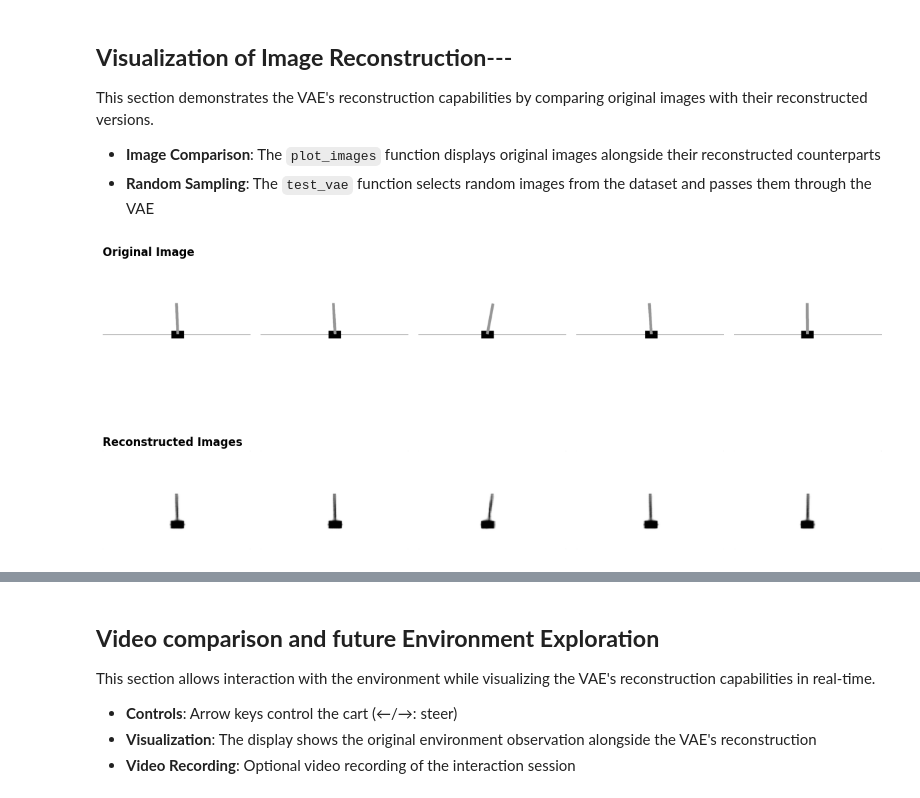
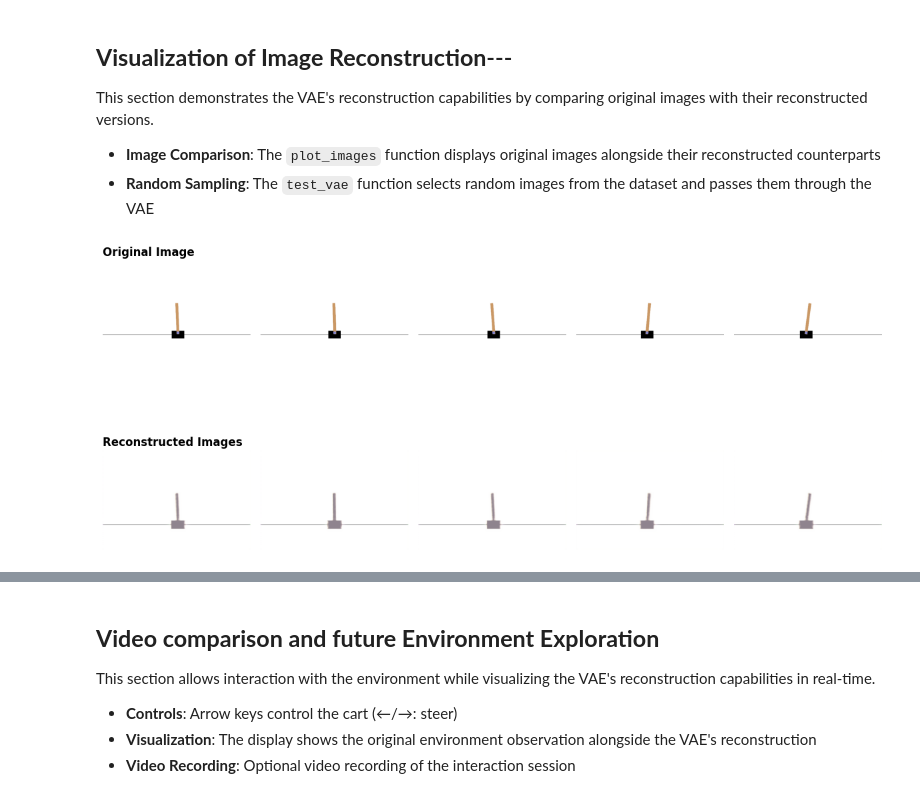
Before and after one commit to viniandrs/jepa_cart_pole, a Jupyter notebook: notebooks/2-vision_vae.ipynb, the cells around one changed output, grey strips where cells are left out. Drawn from its saved outputs; the diff is of its cells as text; code cells hidden in the pictures.

Commit message:
Refactor
* Start implementing config file for model hyperparams

* Add VAE diagnosis

* New VAE model after diagnosis, improved notebook structure

* Adjustments to notebook 3

```diff
--- a/notebooks/2-vision_vae.ipynb
+++ b/notebooks/2-vision_vae.ipynb
@@ -157,10 +74,7 @@ from tqdm import tqdm
 import os
 
 def train_vae(model, train_loader, optimizer, num_epochs=10, file_name='vae', folder='checkpoints'):
-
-    device = torch.device('cuda' if torch.cuda.is_available() else 'cpu')
-
-    model.to(device)
+    model.to(DEVICE)
     model.train()
 
     os.makedirs(folder, exist_ok=True)
@@ -171,7 +85,7 @@ def train_vae(model, train_loader, optimizer, num_epochs=10, file_name='vae', fo
 
         with tqdm(train_loader, desc=f'Epoch {epoch + 1}/{num_epochs}') as pbar:
             for images, actions, rewards, dones in pbar:
-                images = images.to(device)
+                images = images.to(DEVICE)
                 recon, mu, logvar = model(images)
                 loss, recon_loss, kl = model.loss(recon, images, mu, logvar)
 
@@ -200,21 +105,12 @@ def train_vae(model, train_loader, optimizer, num_epochs=10, file_name='vae', fo
 from torch.utils.data import DataLoader
 from torch.optim import AdamW
 
-import sys
-import os
-sys.path.append(os.path.abspath(os.path.join('..')))
-from jepacartpole.dataset import CartPoleDataset
+from jepacartpole.datasets import CartPoleVAEDataset
 
-LATENT_SIZE = 8
-EPOCHS = 3
-
-
-dataset = CartPoleDataset(h5_path='../data/cart_pole_data_128.h5')
-dataloader = DataLoader(dataset, batch_size=256, shuffle=True, num_workers=2) #, pin_memory=True, persistant_workers=True)
-
-model = VAE()
+dataset = CartPoleVAEDataset(h5_path='../data/vae/vae_data.h5')
+dataloader = DataLoader(dataset, batch_size=vae_config.batch_size, shuffle=True, num_workers=2)#, pin_memory=True, persistant_workers=True)
 optimizer = AdamW(model.parameters(), lr=1e-3, weight_decay=1e-6)
 # %%
 %%time
-# train_vae(model, dataloader, optimizer, num_epochs=EPOCHS, file_name = 'vae', folder='../checkpoints')
+train_vae(model, dataloader, optimizer, num_epochs=vae_config.epochs, file_name = 'vae', folder='../checkpoints')
 # %% [output]
@@ -223,9 +123,8 @@ Wall time: 4.29 µs
 # %% [markdown]
 ### **Load Pre-trained Model**
 # %%
-device = torch.device('cuda' if torch.cuda.is_available() else 'cpu')
-model = VAE().to(device)
-model.load_state_dict(torch.load('../checkpoints/vae.pth', weights_only=False, map_location=device ))
+
+model.load_state_dict(torch.load('../checkpoints/vae.pth', weights_only=False, map_location=DEVICE ))
 # %% [output]
 <All keys matched successfully>
 # %% [markdown]
@@ -238,42 +137,32 @@ This section demonstrates the VAE's reconstruction capabilities by comparing ori
 # %%
 import torch
 import matplotlib.pyplot as plt
 
 def plot_images(original, reconstructed, n=4):
     fig, axes = plt.subplots(2, n, figsize=(12, 7))
 
     for i in range(n):
-        axes[0, i].imshow(original[i].squeeze().cpu().numpy(), cmap='gray')
+        axes[0, i].imshow(original[i].permute(1, 2, 0).squeeze().cpu().numpy())
         axes[0, i].axis('off')
     axes[0, 0].set_title("Original Image", fontsize=12, fontweight='bold', loc='left')
 
     for i in range(n):
-        axes[1, i].imshow(reconstructed[i].squeeze().cpu().detach().numpy(), cmap='gray')
+        axes[1, i].imshow(reconstructed[i].permute(1, 2, 0).squeeze().cpu().numpy())
         axes[1, i].axis('off')
     axes[1, 0].set_title("Reconstructed Images", fontsize=12, fontweight='bold', loc='left')
     plt.tight_layout()
     plt.show()
 
-
-def test_vae(model, dataset, n=3):
+def test_vae(model, dataloader, n=3):
     model.eval()
-    images = next(iter(dataset))[0].to(device)  # Get a batch of images
+    images = next(iter(dataloader))[0].to(DEVICE)  # Get a batch of images
 
     with torch.no_grad():
         reconstructed, _, _ = model(images)
 
     indices = torch.randperm(images.size(0))[:n]  # Select random images
     plot_images(images[indices], reconstructed[indices], n)
+
+test_vae(model, dataloader, n=5)
+# %% [output]
+[figure, added]
-# %%
-from torch.utils.data import DataLoader
-
-import os
-import sys
-sys.path.append((os.path.abspath(os.path.join('..'))))
-from jepacartpole.dataset import CartPoleDataset
-
-dataset = CartPoleDataset('../data/cart_pole_data_128.h5')
-dataloader = DataLoader(dataset, batch_size=128, shuffle=True)
-test_vae(model, dataloader, n=5)
-# %% [output]
-[figure, removed]
```
Also changed, not shown: parts of 15 cells of this notebook, 10 other files.
